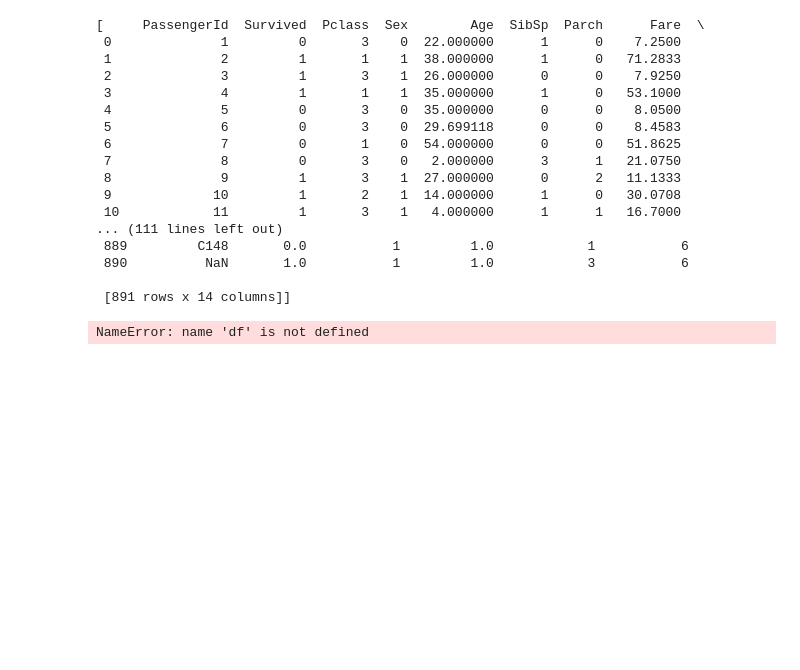
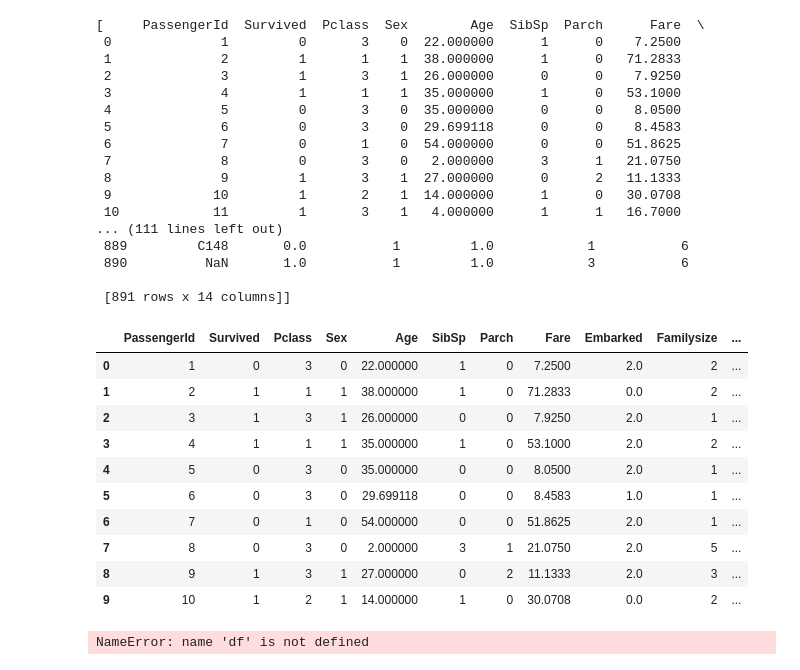
Before and after one commit to hikaruya8/kaggle, a Jupyter notebook: titanic.ipynb, the cells around one changed output. Saved outputs shown, nothing was run; the diff lists cells and outputs as text; code cells hidden in the pictures; blank space fills up the shorter version.

```diff
--- a/titanic.ipynb
+++ b/titanic.ipynb
@@ -374,6 +374,29 @@ combine_tickets
  890          NaN       1.0           1         1.0            3           6
 
  [891 rows x 14 columns]]
+# %%
+combine_cabin = combine_tickets
+# %%
+for train in combine_cabin:
+    train['Cabin_Lett'] = train['Cabin'].apply(lambda x: str(x)[0])
+    train['Cabin_Lett'] = train['Cabin_Lett'].apply(lambda x: str(x))
+    train['Cabin_Lett'] = np.where((train['Cabin_Lett']).isin([ 'F', 'E', 'D', 'C', 'B', 'A']),train['Cabin_Lett'], np.where((train['Cabin_Lett']).isin(['W', '4', '7', '6', 'L', '5', '8']), '0','0'))
+del train['Cabin']
+train['Cabin_Lett']=train['Cabin_Lett'].replace("A",1).replace("B",2).replace("C",1).replace("0",0).replace("D",2).replace("E",2).replace("F",1)
+# %%
+train.head(10)
+# %% [output]
+|  | PassengerId | Survived | Pclass | Sex | Age | SibSp | Parch | Fare | Embarked | Familysize | ... |
+| 0 | 1 | 0 | 3 | 0 | 22.000000 | 1 | 0 | 7.2500 | 2.0 | 2 | ... |
+| 1 | 2 | 1 | 1 | 1 | 38.000000 | 1 | 0 | 71.2833 | 0.0 | 2 | ... |
+| 2 | 3 | 1 | 3 | 1 | 26.000000 | 0 | 0 | 7.9250 | 2.0 | 1 | ... |
+| 3 | 4 | 1 | 1 | 1 | 35.000000 | 1 | 0 | 53.1000 | 2.0 | 2 | ... |
+| 4 | 5 | 0 | 3 | 0 | 35.000000 | 0 | 0 | 8.0500 | 2.0 | 1 | ... |
+| 5 | 6 | 0 | 3 | 0 | 29.699118 | 0 | 0 | 8.4583 | 1.0 | 1 | ... |
+| 6 | 7 | 0 | 1 | 0 | 54.000000 | 0 | 0 | 51.8625 | 2.0 | 1 | ... |
+| 7 | 8 | 0 | 3 | 0 | 2.000000 | 3 | 1 | 21.0750 | 2.0 | 5 | ... |
+| 8 | 9 | 1 | 3 | 1 | 27.000000 | 0 | 2 | 11.1333 | 2.0 | 3 | ... |
+| 9 | 10 | 1 | 2 | 1 | 14.000000 | 1 | 0 | 30.0708 | 0.0 | 2 | ... |
 # %%
 train_labels = df["Survived"].values
 # %% [output]
```
